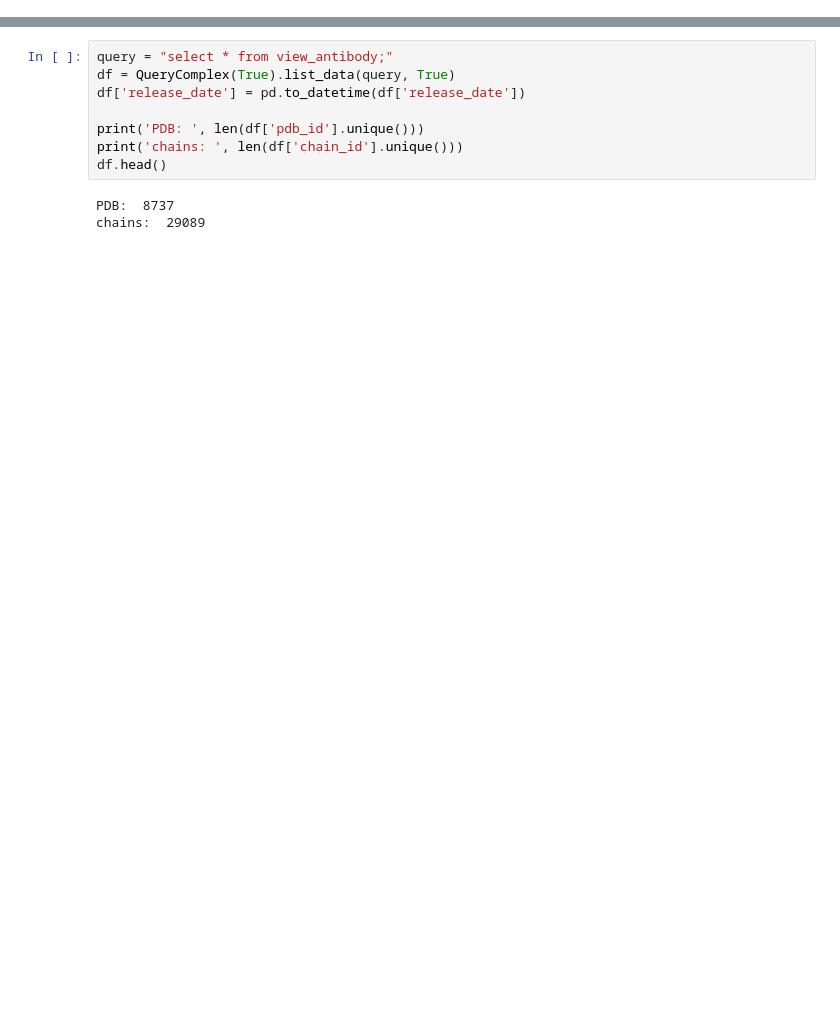
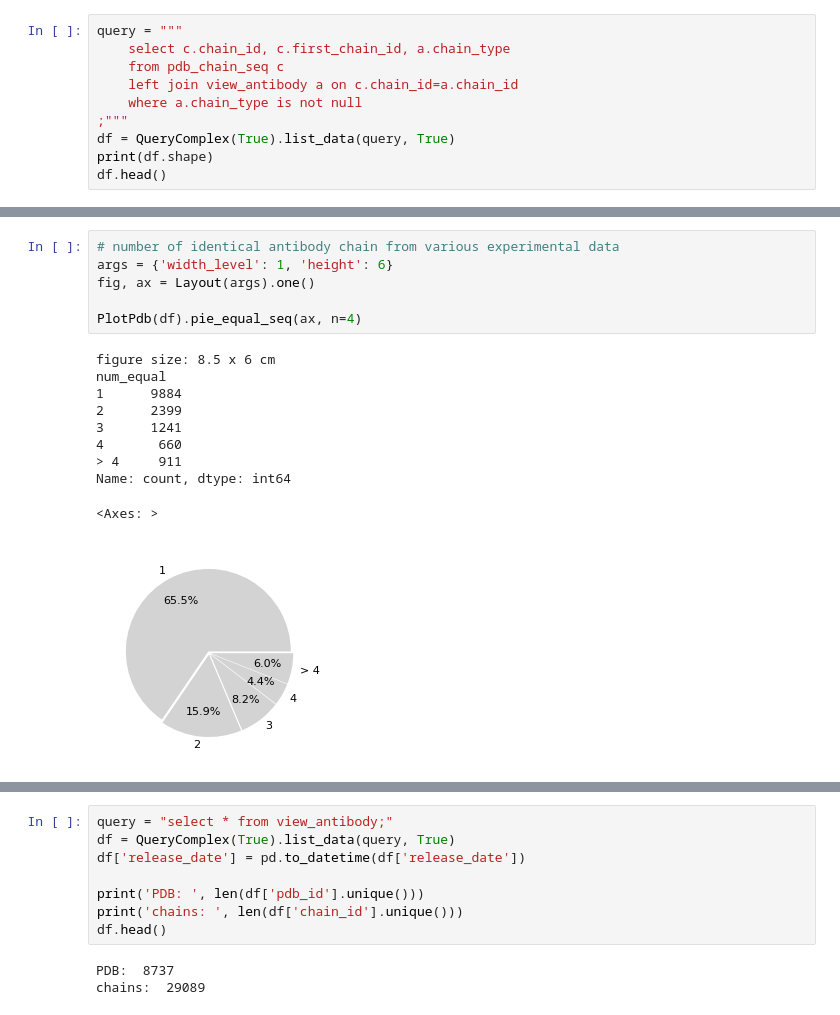
Before and after one commit to protein-design/predict_antibody, a Jupyter notebook: src/PDB_summary.ipynb, the cells around one changed output, grey strips where cells are left out. Saved outputs shown, nothing was run; the diff lists cells and outputs as text; blank space fills up the shorter version.

```diff
--- a/src/PDB_summary.ipynb
+++ b/src/PDB_summary.ipynb
@@ -32,0 +36,10 @@ src direcotry is  /home/yuan/bio/predict_antibody
+# %%
+query = """
+    select c.chain_id, c.first_chain_id, a.chain_type
+    from pdb_chain_seq c
+    left join view_antibody a on c.chain_id=a.chain_id
+    where a.chain_type is not null
+;"""
+df = QueryComplex(True).list_data(query, True)
+print(df.shape)
+df.head()
@@ -32,0 +54,17 @@ src direcotry is  /home/yuan/bio/predict_antibody
+# %%
+# number of identical antibody chain from various experimental data
+args = {'width_level': 1, 'height': 6}
+fig, ax = Layout(args).one()
+
+PlotPdb(df).pie_equal_seq(ax, n=4)
+# %% [output]
+figure size: 8.5 x 6 cm
+num_equal
+1      9884
+2      2399
+3      1241
+4       660
+> 4     911
+Name: count, dtype: int64
+<Axes: >
+[figure, added]
```
Also changed, not shown: parts of 8 cells of this notebook, 10 other files.
